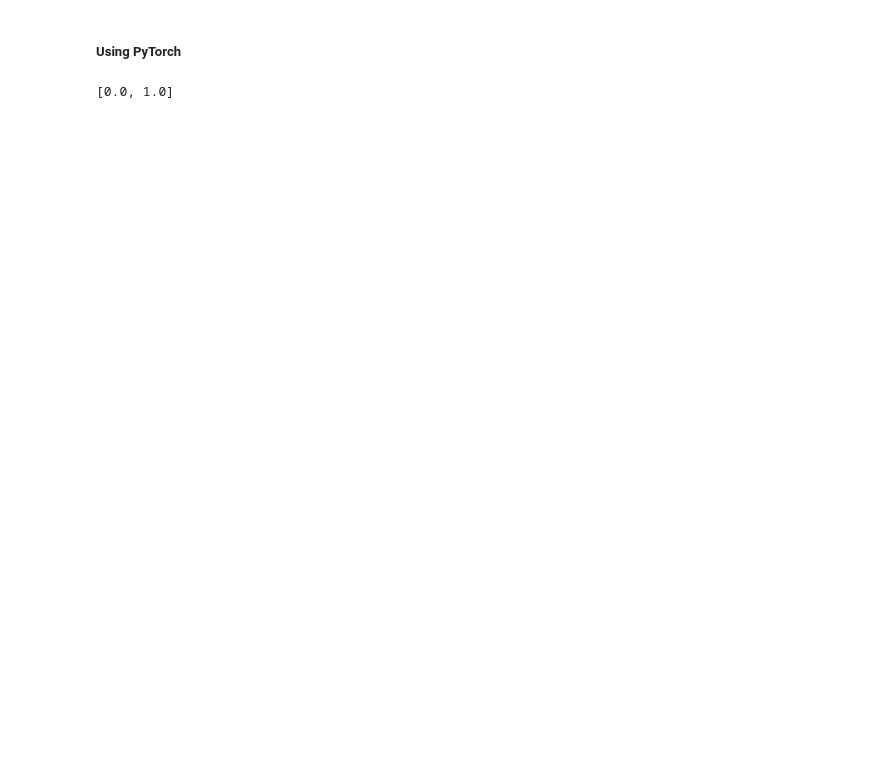
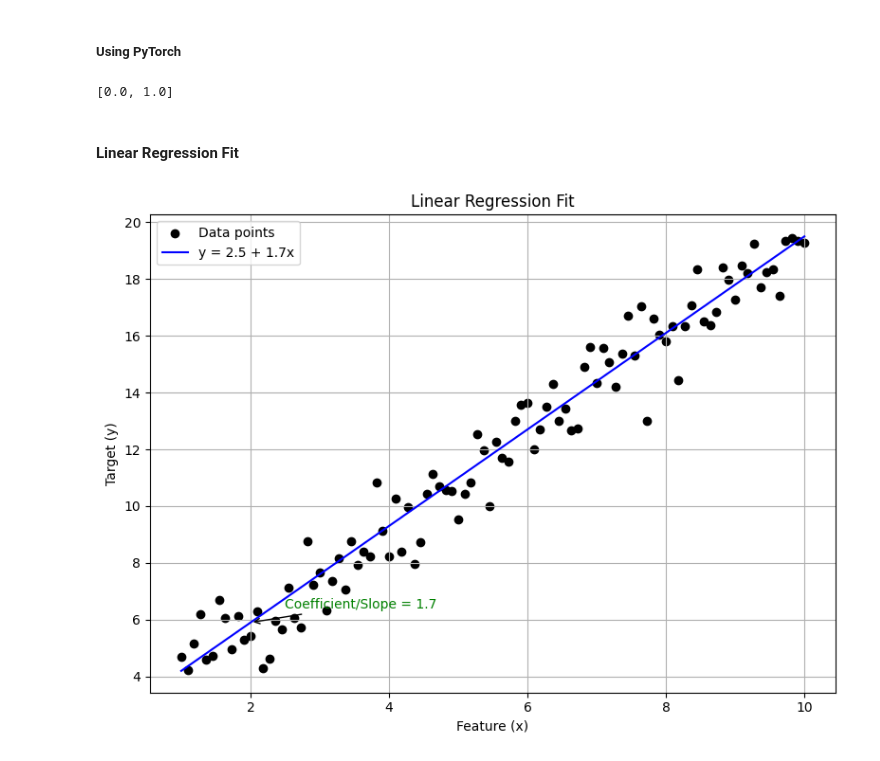
Before and after one commit to analyst-patilanurag/deep_ml_solutions, a Jupyter notebook: machine_learning/linear_regression_using_normal_equation.ipynb, the cells around one changed output. Drawn from its saved outputs; the diff is of its cells as text; code cells hidden in the pictures; blank space fills up the shorter version.

Commit message:
Updated for synthetic data and regression plot

```diff
--- a/machine_learning/linear_regression_using_normal_equation.ipynb
+++ b/machine_learning/linear_regression_using_normal_equation.ipynb
@@ -35,6 +36,24 @@ X = [[1, 1], [1, 2], [1, 3]]
 
 # Target Vector
 y = [1, 2, 3]
+# %%
+# Use following values for of 100 data points
+import numpy as np
+# Random seed for reproducibility
+np.random.seed(42)
+
+# Generate 100 feature values (x) uniformly between 1 and 10
+x_vals = np.linspace(1, 10, 100)
+
+# Add intercept column of 1s
+X = np.column_stack((np.ones_like(x_vals), x_vals))
+
+# True relationship: y = 2.5 + 1.7 * x + noise
+true_intercept = 2.5
+true_slope = 1.7
+noise = np.random.normal(0, 1, size=100)  # Gaussian noise
+
+y = true_intercept + true_slope * x_vals + noise
 # %% [markdown]
 ### Solution
 # %% [markdown]
@@ -81,3 +100,33 @@ def linear_regression_normal_equation_torch(X: list[list[float]], y: list[float]
 print(linear_regression_normal_equation_torch(X,y))
 # %% [output]
 [0.0, 1.0]
+# %% [markdown]
+#### Linear Regression Fit
+# %%
+import matplotlib.pyplot as plt
+
+x_line = np.linspace(min(x_vals), max(x_vals), 100)
+y_line = true_intercept + true_slope * x_line
+
+plt.figure(figsize=(8, 6))
+plt.scatter(x_vals, y, color="black", label="Data points")
+plt.plot(x_line, y_line, color="blue", label=f"y = {true_intercept} + {true_slope}x")
+
+
+# Annotate slope
+plt.annotate(f"Coefficient/Slope = {true_slope}",
+             xy=(2, true_intercept + true_slope * 2), xytext=(2.5, true_intercept + true_slope * 2 + 0.5),
+             arrowprops=dict(facecolor='green', arrowstyle="->"),
+             fontsize=10, color="green")
+
+# Labels and style
+plt.xlabel("Feature (x)")
+plt.ylabel("Target (y)")
+plt.title("Linear Regression Fit")
+plt.legend()
+plt.grid(True)
+plt.tight_layout()
+
+plt.show()
+# %% [output]
+[figure, added]
```
Also changed, not shown: parts of 2 cells of this notebook.
